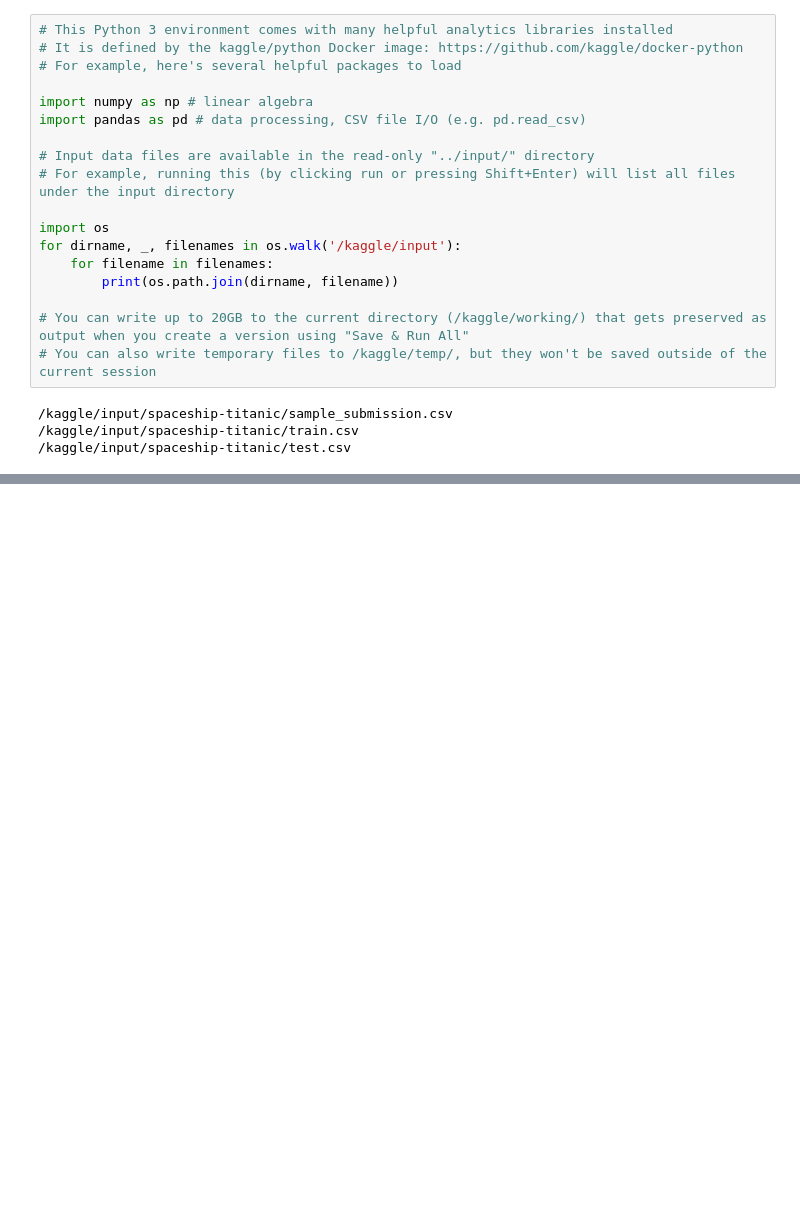
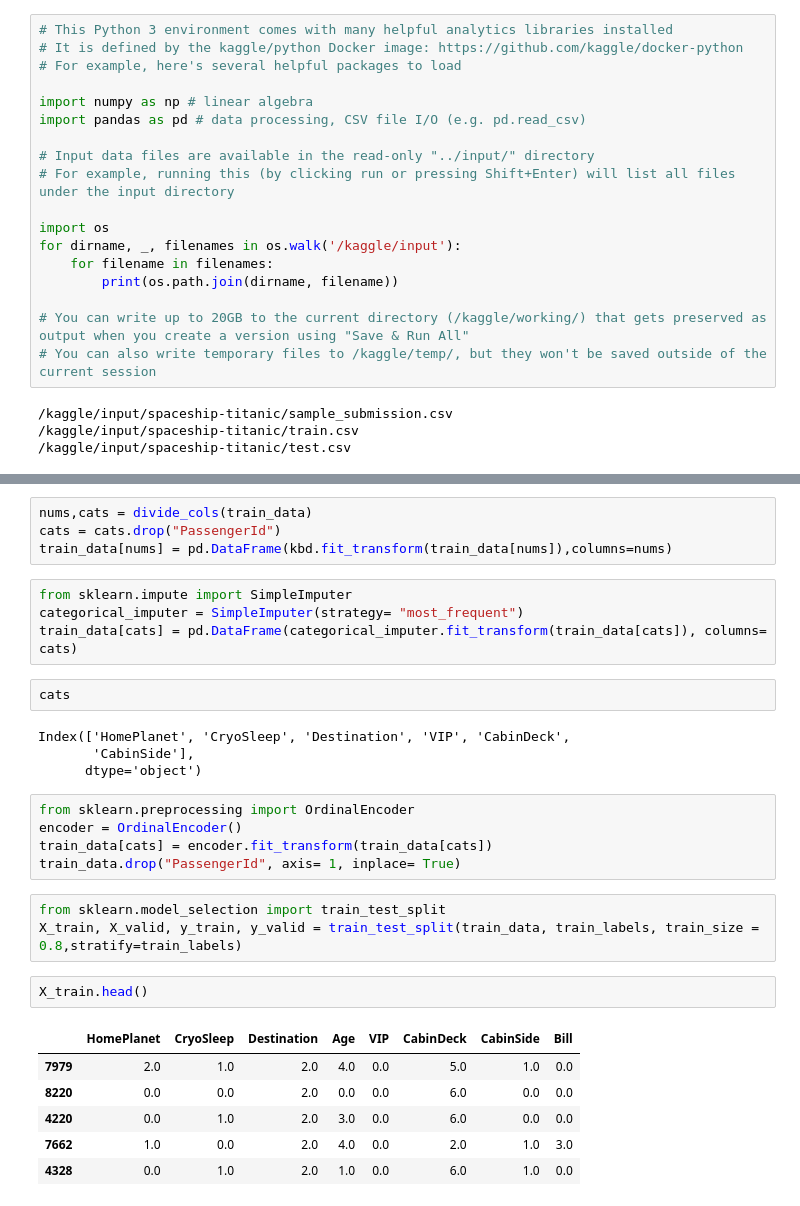
Before and after one commit to bhagath-m/ai_and_ml_kaggle_work, a Jupyter notebook: space-titanic.ipynb, the cells around one changed output, grey strips where cells are left out. Drawn from its saved outputs; the diff is of its cells as text; blank space fills up the shorter version.

```diff
--- a/space-titanic.ipynb
+++ b/space-titanic.ipynb
@@ -82,0 +53,31 @@ print(model.score(X_train,y))
+# %%
+nums,cats = divide_cols(train_data)
+cats = cats.drop("PassengerId")
+train_data[nums] = pd.DataFrame(kbd.fit_transform(train_data[nums]),columns=nums)
+# %%
+from sklearn.impute import SimpleImputer
+categorical_imputer = SimpleImputer(strategy= "most_frequent")
+train_data[cats] = pd.DataFrame(categorical_imputer.fit_transform(train_data[cats]), columns= cats)
+# %%
+cats
+# %% [output]
+Index(['HomePlanet', 'CryoSleep', 'Destination', 'VIP', 'CabinDeck',
+       'CabinSide'],
+      dtype='object')
+# %%
+from sklearn.preprocessing import OrdinalEncoder
+encoder = OrdinalEncoder()
+train_data[cats] = encoder.fit_transform(train_data[cats])
+train_data.drop("PassengerId", axis= 1, inplace= True)
+# %%
+from sklearn.model_selection import train_test_split
+X_train, X_valid, y_train, y_valid = train_test_split(train_data, train_labels, train_size = 0.8,stratify=train_labels)
+# %%
+X_train.head()
+# %% [output]
+|  | HomePlanet | CryoSleep | Destination | Age | VIP | CabinDeck | CabinSide | Bill |
+| 7979 | 2.0 | 1.0 | 2.0 | 4.0 | 0.0 | 5.0 | 1.0 | 0.0 |
+| 8220 | 0.0 | 0.0 | 2.0 | 0.0 | 0.0 | 6.0 | 0.0 | 0.0 |
+| 4220 | 0.0 | 1.0 | 2.0 | 3.0 | 0.0 | 6.0 | 0.0 | 0.0 |
+| 7662 | 1.0 | 0.0 | 2.0 | 4.0 | 0.0 | 2.0 | 1.0 | 3.0 |
+| 4328 | 0.0 | 1.0 | 2.0 | 1.0 | 0.0 | 6.0 | 1.0 | 0.0 |
```
Also changed, not shown: parts of 21 cells of this notebook.
